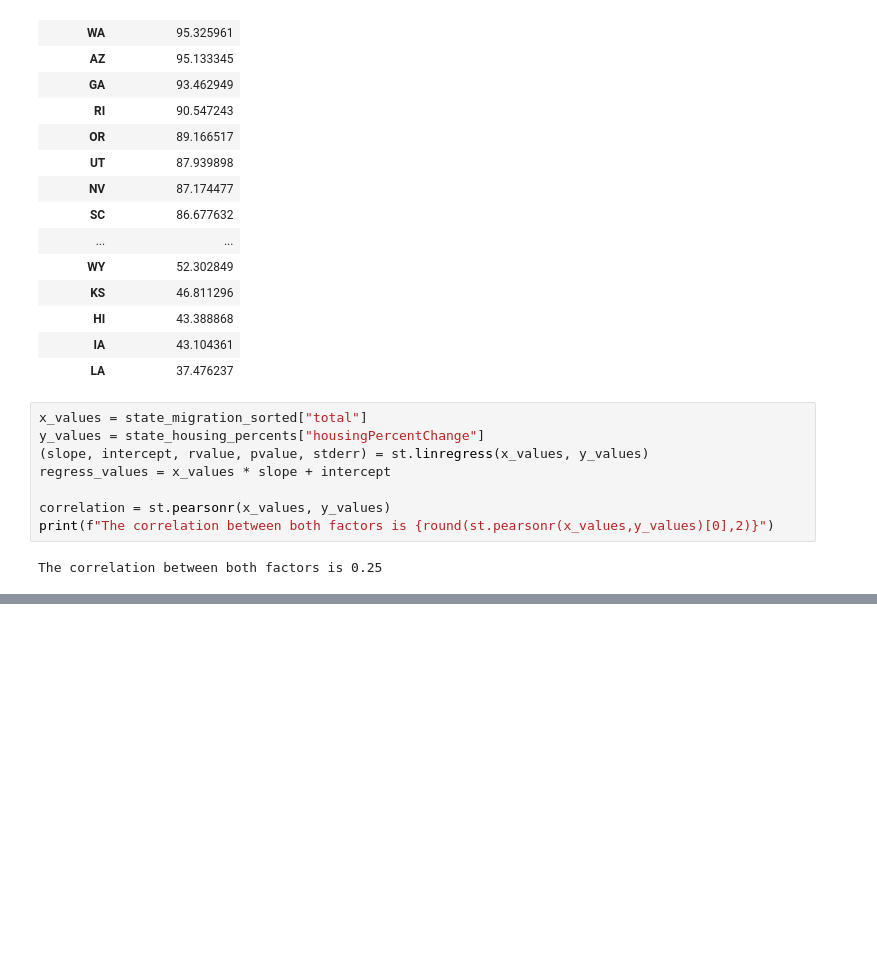
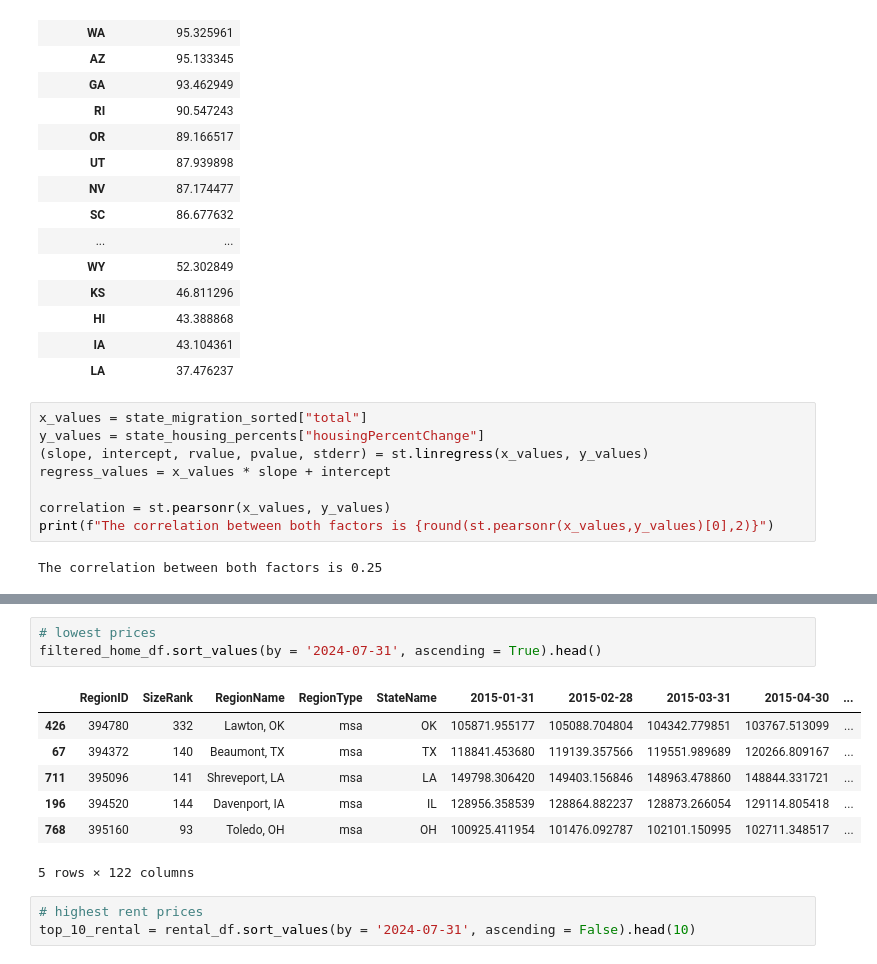
Before and after one commit to elgnol/RealEstate_Project_3, a Jupyter notebook: Analysis/Data_analysis_tatyana.ipynb, the cells around one changed output, grey strips where cells are left out. Cells and saved outputs as stored; diff of their text form; blank space fills up the shorter version.

```diff
--- a/Analysis/Data_analysis_tatyana.ipynb
+++ b/Analysis/Data_analysis_tatyana.ipynb
@@ -1061,0 +1096,14 @@ filtered_home_df.sort_values(by = '2024-07-31', ascending = False).head()
+# %%
+# lowest prices
+filtered_home_df.sort_values(by = '2024-07-31', ascending = True).head()
+# %% [output]
+|  | RegionID | SizeRank | RegionName | RegionType | StateName | 2015-01-31 | 2015-02-28 | 2015-03-31 | 2015-04-30 | ... |
+| 426 | 394780 | 332 | Lawton, OK | msa | OK | 105871.955177 | 105088.704804 | 104342.779851 | 103767.513099 | ... |
+| 67 | 394372 | 140 | Beaumont, TX | msa | TX | 118841.453680 | 119139.357566 | 119551.989689 | 120266.809167 | ... |
+| 711 | 395096 | 141 | Shreveport, LA | msa | LA | 149798.306420 | 149403.156846 | 148963.478860 | 148844.331721 | ... |
+| 196 | 394520 | 144 | Davenport, IA | msa | IL | 128956.358539 | 128864.882237 | 128873.266054 | 129114.805418 | ... |
+| 768 | 395160 | 93 | Toledo, OH | msa | OH | 100925.411954 | 101476.092787 | 102101.150995 | 102711.348517 | ... |
+5 rows × 122 columns
+# %%
+# highest rent prices
+top_10_rental = rental_df.sort_values(by = '2024-07-31', ascending = False).head(10)
```
Also changed, not shown: parts of 9 cells of this notebook, 7 other files.
